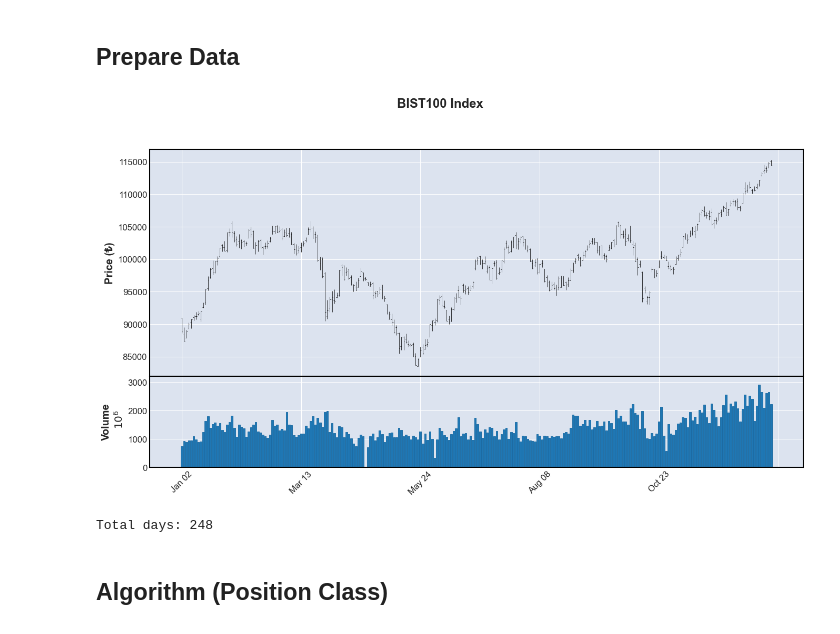
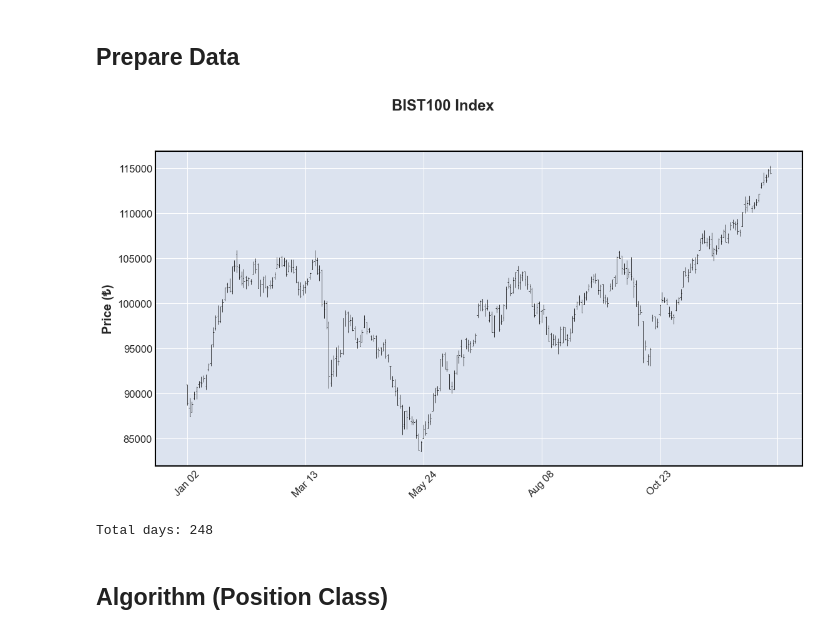
Before and after one commit to spaceymonk/Finance, a Jupyter notebook: stop-loss.ipynb, the cells around one changed output. Saved outputs shown, nothing was run; the diff lists cells and outputs as text; code cells hidden in the pictures.

Commit message:
fixed a major bug, added commission fee, added log
Also beautified plotting

```diff
--- a/stop-loss.ipynb
+++ b/stop-loss.ipynb
@@ -28,27 +35,28 @@ REBUY_PERC          = STOP_PRICE_PERC - 0.03    # when the new buy order should
 # %%
 # imports
 import numpy as np
+import pandas as pd
 import pandas_datareader.data as web
 import mplfinance as mpf
 import matplotlib.pyplot as plt
 from datetime import datetime
 
 # fetch data
 begin_date = datetime(2019,1, 1)
 end_date = datetime(2019, 12, 31)
 data = web.DataReader('XU100.IS', 'yahoo', begin_date, end_date)
 
 # plot data
-mpf.plot(data, volume=True,
-         figscale=1.5, figratio=(2,1),
+mpf.plot(data, volume=False,
+         figscale=1.25, figratio=(2,1),
          title='BIST100 Index',
          ylabel='Price (₺)',
          ylabel_lower='Volume')
 mpf.show()
 
 print('Total days:', len(data.index))
 # %% [output]
-[figure, old version]
+[figure, new version]
 Total days: 248
 # %% [markdown]
 ## Algorithm (Position Class)
```
Also changed, not shown: parts of 7 cells of this notebook.
